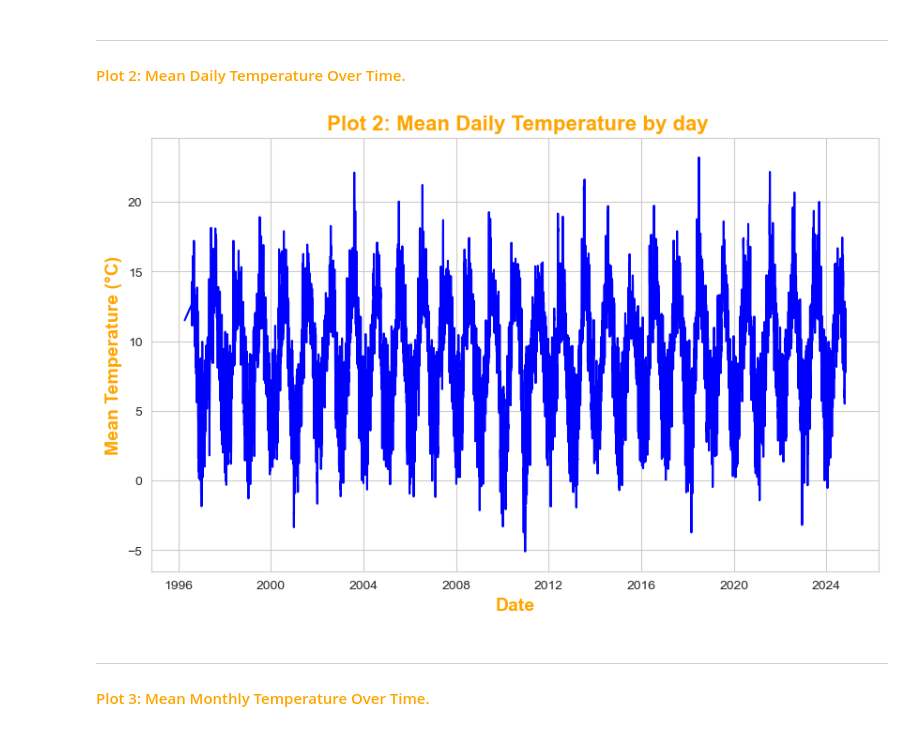
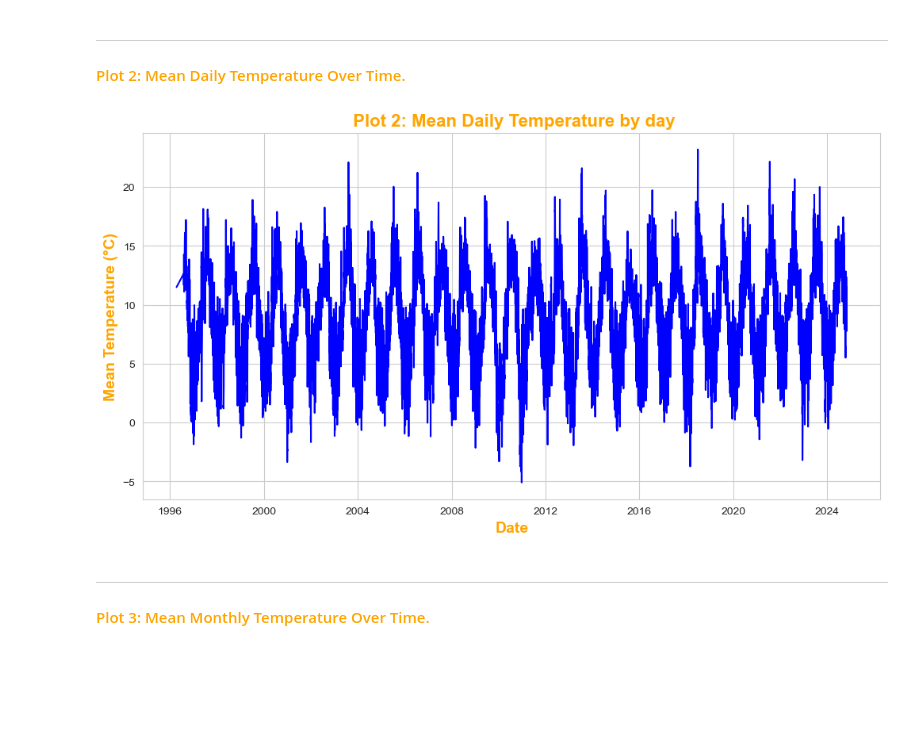
Before and after one commit to Laura6826/PFDA-assignments, a Jupyter notebook: assignment06/assignment_6_weather.ipynb, the cells around one changed output. Saved outputs shown, nothing was run; the diff lists cells and outputs as text; code cells hidden in the pictures; blank space fills up the shorter version.

```diff
--- a/assignment06/assignment_6_weather.ipynb
+++ b/assignment06/assignment_6_weather.ipynb
@@ -110,20 +92,19 @@ plt.show()
 # %%
 # Calculate the mean temperature for each day
 mean_daily_temp = df_dropped.groupby('date')['temp'].mean().reset_index()
 
 sns.set_style("whitegrid")
-plt.figure(figsize=(10, 6))
+plt.figure(figsize=(12, 6))
 sns.lineplot(data=mean_daily_temp, x='date', y='temp', color='blue')
 
 # Add titles and labels
 plt.title(' Plot 2: Mean Daily Temperature by day', fontsize=16, fontweight='bold', color='orange')
 plt.xlabel('Date', fontsize=14, fontweight='bold', color='orange')
 plt.ylabel('Mean Temperature (°C)', fontsize=14, fontweight='bold', color='orange')
-
-# Show the plot
+plt.savefig('Assignment06_Plot 2: Mean Daily Temperature by day.png')
 plt.show()
 # %% [output]
-[figure, old version]
+[figure, new version]
 # %% [markdown]
 ***
 #### <span style="color:orange"> Plot 3: Mean Monthly Temperature Over Time. <span>
```
Also changed, not shown: parts of 14 cells of this notebook, 5 other files.
